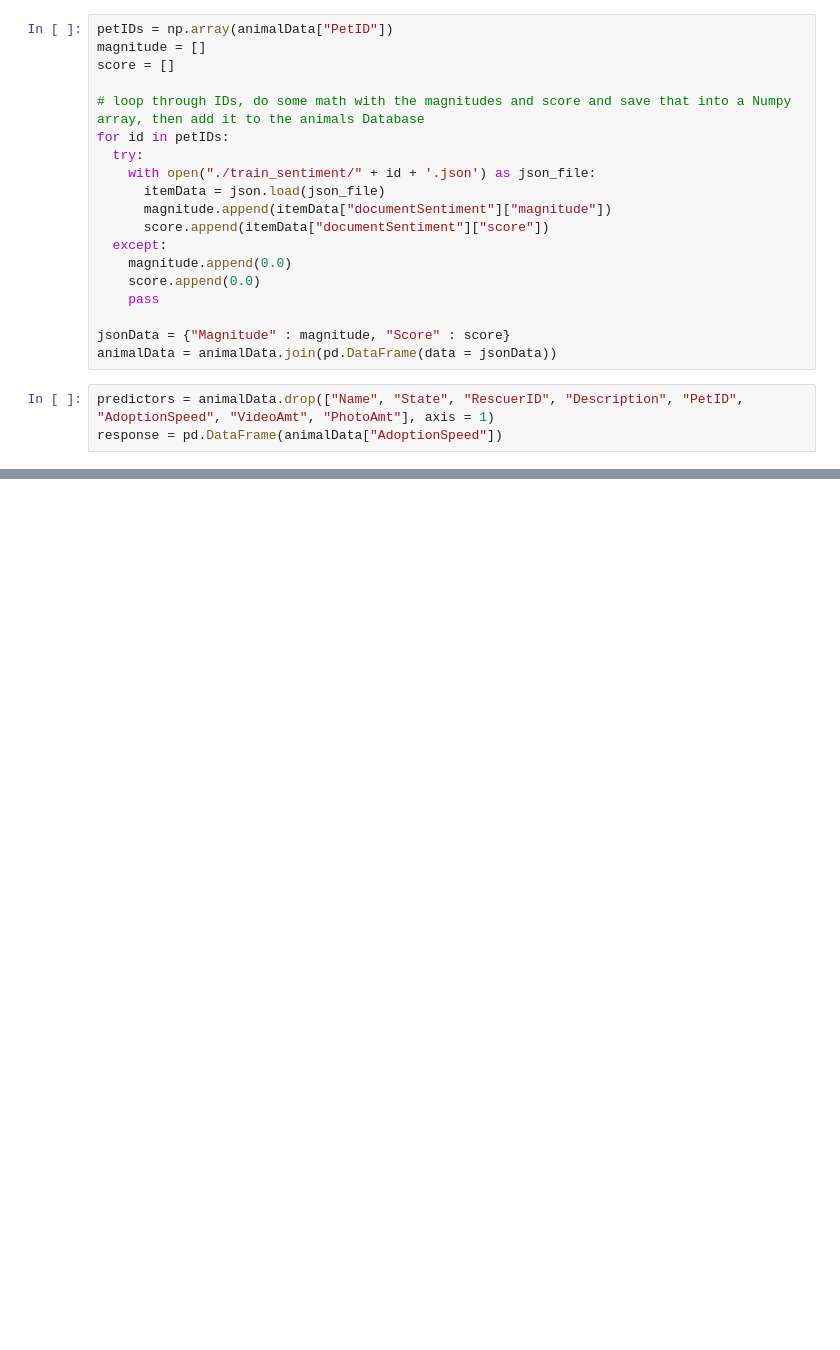
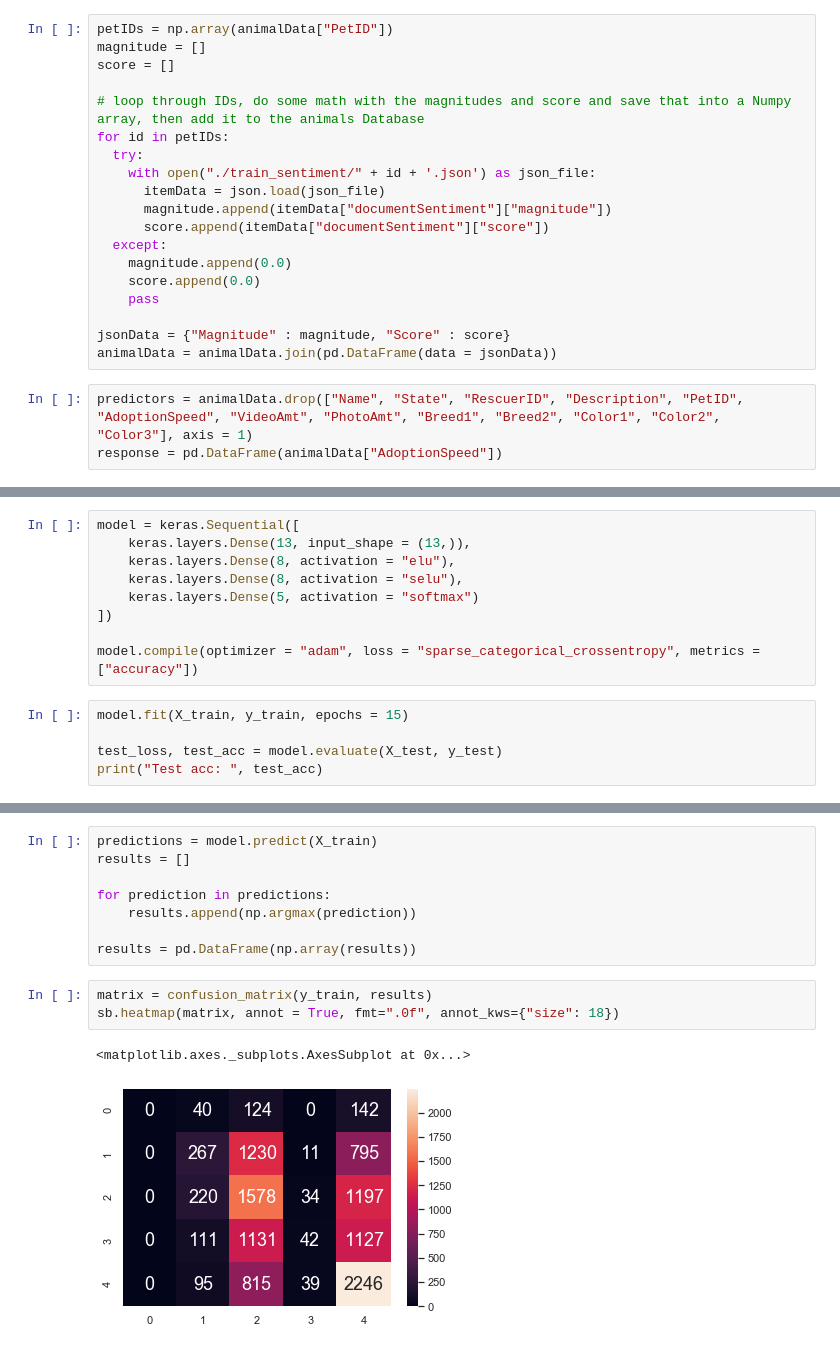
Before and after one commit to majulahsingapuri/CatsnDogs, a Jupyter notebook: Project.ipynb, the cells around one changed output, grey strips where cells are left out. Drawn from its saved outputs; the diff is of its cells as text; blank space fills up the shorter version.

```diff
--- a/Project.ipynb
+++ b/Project.ipynb
@@ -38,7 +47,7 @@ for id in petIDs:
 jsonData = {"Magnitude" : magnitude, "Score" : score}
 animalData = animalData.join(pd.DataFrame(data = jsonData))
 # %%
-predictors = animalData.drop(["Name", "State", "RescuerID", "Description", "PetID", "AdoptionSpeed", "VideoAmt", "PhotoAmt"], axis = 1)
+predictors = animalData.drop(["Name", "State", "RescuerID", "Description", "PetID", "AdoptionSpeed", "VideoAmt", "PhotoAmt", "Breed1", "Breed2", "Color1", "Color2", "Color3"], axis = 1)
 response = pd.DataFrame(animalData["AdoptionSpeed"])
 # %%
 X_train, X_test, y_train, y_test = train_test_split(predictors, response, test_size = 0.25)
@@ -67,0 +88,14 @@ sb.heatmap(matrix, annot = True, fmt=".0f", annot_kws={"size": 18})
+# %%
+model = keras.Sequential([
+    keras.layers.Dense(13, input_shape = (13,)),
+    keras.layers.Dense(8, activation = "elu"),
+    keras.layers.Dense(8, activation = "selu"),
+    keras.layers.Dense(5, activation = "softmax")
+])
+
+model.compile(optimizer = "adam", loss = "sparse_categorical_crossentropy", metrics = ["accuracy"])
+# %%
+model.fit(X_train, y_train, epochs = 15)
+
+test_loss, test_acc = model.evaluate(X_test, y_test)
+print("Test acc: ", test_acc)
@@ -67,0 +120,14 @@ sb.heatmap(matrix, annot = True, fmt=".0f", annot_kws={"size": 18})
+# %%
+predictions = model.predict(X_train)
+results = []
+
+for prediction in predictions:
+    results.append(np.argmax(prediction))
+
+results = pd.DataFrame(np.array(results))
+# %%
+matrix = confusion_matrix(y_train, results)
+sb.heatmap(matrix, annot = True, fmt=".0f", annot_kws={"size": 18})
+# %% [output]
+<matplotlib.axes._subplots.AxesSubplot at 0x...>
+[figure, added]
```
Also changed, not shown: parts of 10 cells of this notebook.
